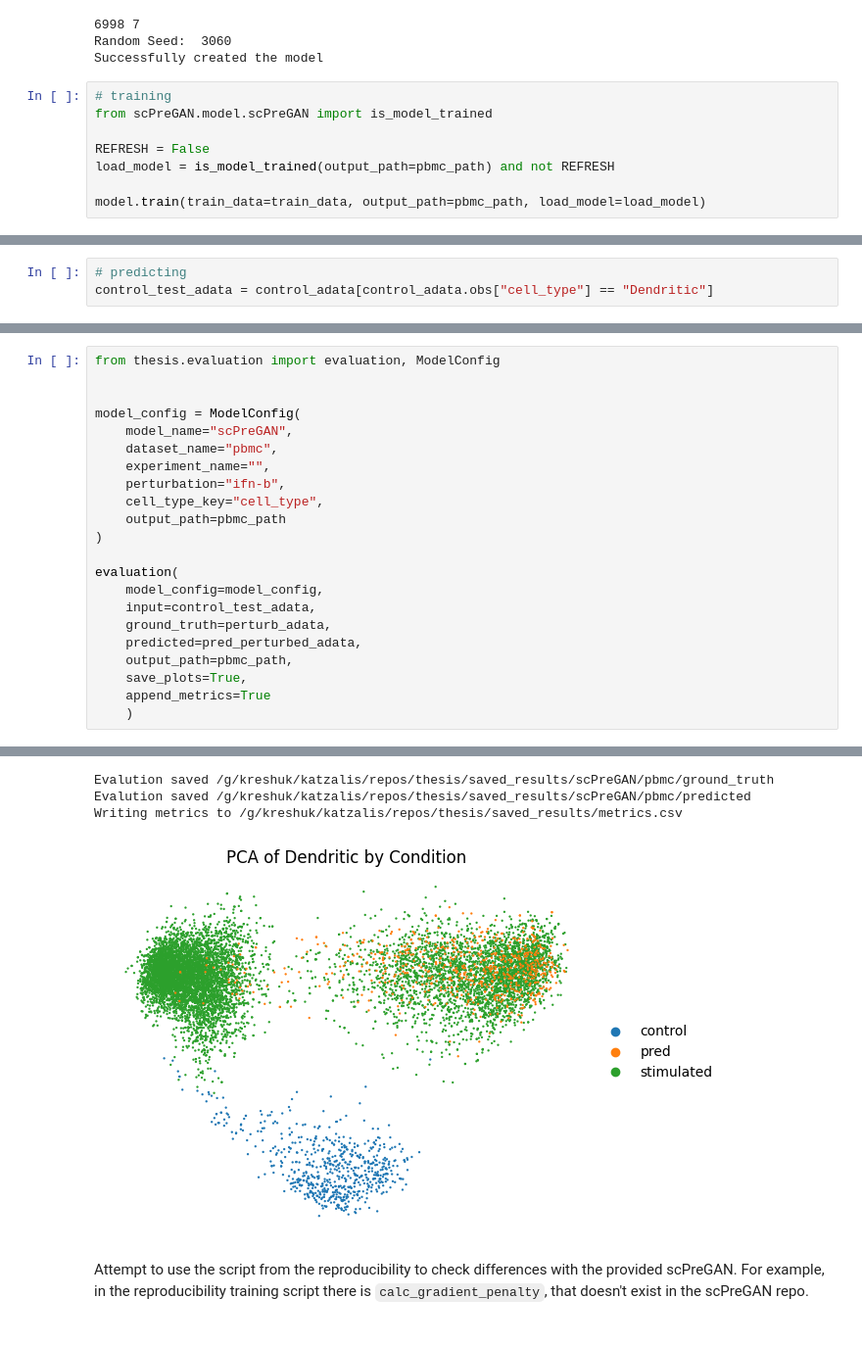
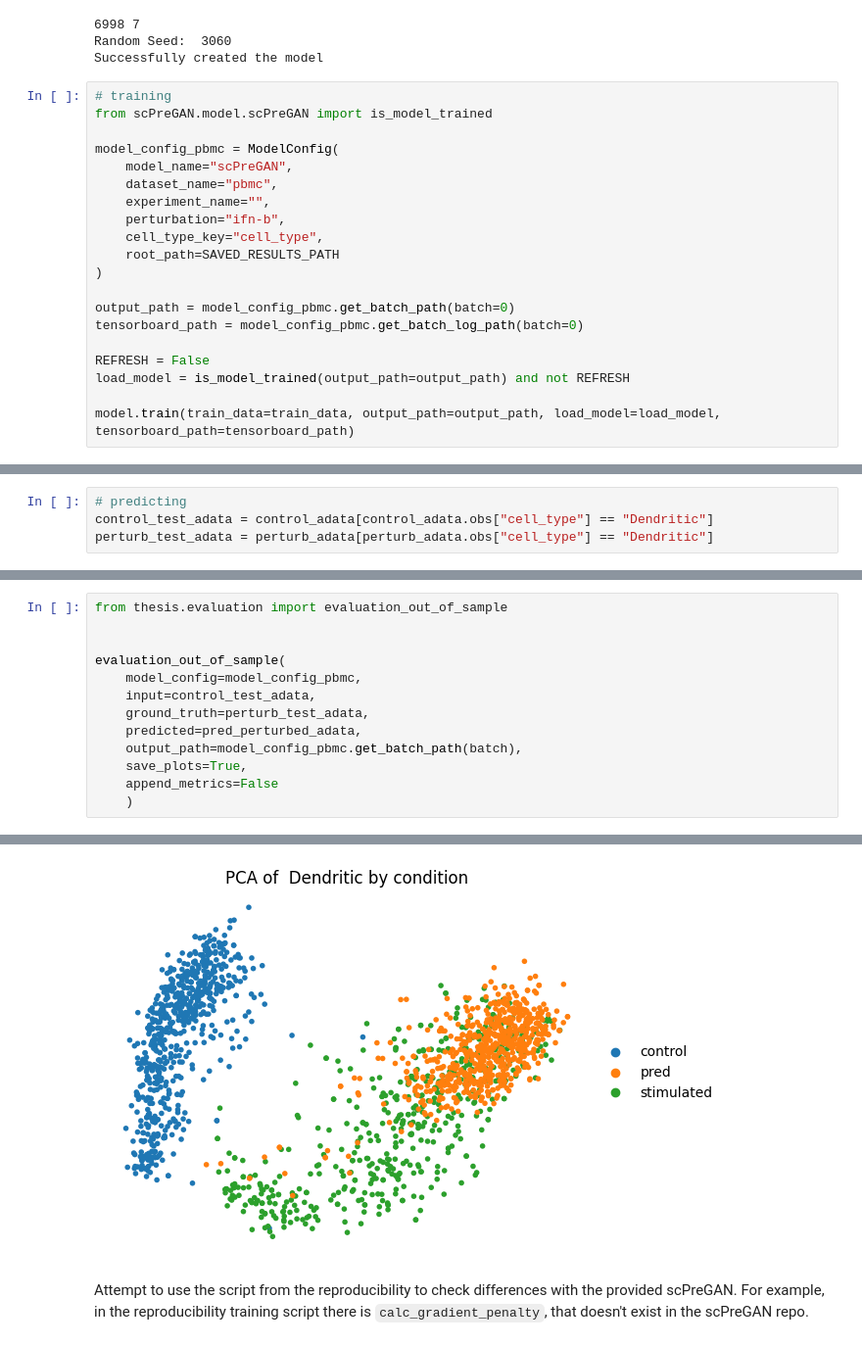
Before and after one commit to thodkatz/thesis, a Jupyter notebook: experiments/scPreGan.ipynb, the cells around one changed output, grey strips where cells are left out. Shown at 98% size. Drawn from its saved outputs; the diff is of its cells as text.

Commit message:
Add logging path to ModelConfig

```diff
--- a/experiments/scPreGan.ipynb
+++ b/experiments/scPreGan.ipynb
@@ -42,8 +45,20 @@ Successfully created the model
 # training
 from scPreGAN.model.scPreGAN import is_model_trained
 
+model_config_pbmc = ModelConfig(
+    model_name="scPreGAN",
+    dataset_name="pbmc",
+    experiment_name="",
+    perturbation="ifn-b",
+    cell_type_key="cell_type",
+    root_path=SAVED_RESULTS_PATH
+)
+
+output_path = model_config_pbmc.get_batch_path(batch=0)
+tensorboard_path = model_config_pbmc.get_batch_log_path(batch=0)
+
 REFRESH = False
-load_model = is_model_trained(output_path=pbmc_path) and not REFRESH
+load_model = is_model_trained(output_path=output_path) and not REFRESH
 
-model.train(train_data=train_data, output_path=pbmc_path, load_model=load_model)
+model.train(train_data=train_data, output_path=output_path, load_model=load_model, tensorboard_path=tensorboard_path)
 # %% [output]
@@ -67,6 +66,7 @@ Training finished.
 # %%
 # predicting
 control_test_adata = control_adata[control_adata.obs["cell_type"] == "Dendritic"]
+perturb_test_adata = perturb_adata[perturb_adata.obs["cell_type"] == "Dendritic"]
 # %%
 pred_perturbed_adata = model.predict(control_adata=control_test_adata,
                    cell_type_key=cell_type_key,
@@ -79,23 +115,14 @@ AnnData object with n_obs × n_vars = 670 × 6998
 # %%
-from thesis.evaluation import evaluation, ModelConfig
+from thesis.evaluation import evaluation_out_of_sample
 
 
-model_config = ModelConfig(
-    model_name="scPreGAN",
-    dataset_name="pbmc",
-    experiment_name="",
-    perturbation="ifn-b",
-    cell_type_key="cell_type",
-    output_path=pbmc_path
-)
-
-evaluation(
-    model_config=model_config,
+evaluation_out_of_sample(
+    model_config=model_config_pbmc,
     input=control_test_adata,
-    ground_truth=perturb_adata,
+    ground_truth=perturb_test_adata,
     predicted=pred_perturbed_adata,
-    output_path=pbmc_path,
+    output_path=model_config_pbmc.get_batch_path(batch),
     save_plots=True,
-    append_metrics=True
+    append_metrics=False
     )
 # %% [output]
@@ -108,7 +134,4 @@ saving dotplot to /g/kreshuk/katzalis/repos/thesis/saved_results/scPreGAN/pbmc/d
-Evalution saved /g/kreshuk/katzalis/repos/thesis/saved_results/scPreGAN/pbmc/ground_truth
-Evalution saved /g/kreshuk/katzalis/repos/thesis/saved_results/scPreGAN/pbmc/predicted
-Writing metrics to /g/kreshuk/katzalis/repos/thesis/saved_results/metrics.csv
-[figure, old version]
+[figure, new version]
 # %% [markdown]
 Attempt to use the script from the reproducibility to check differences with the provided scPreGAN. For example, in the reproducibility training script there is `calc_gradient_penalty`, that doesn't exist in the scPreGAN repo.
 # %%
```
Also changed, not shown: parts of 11 cells of this notebook, 4 other files.
